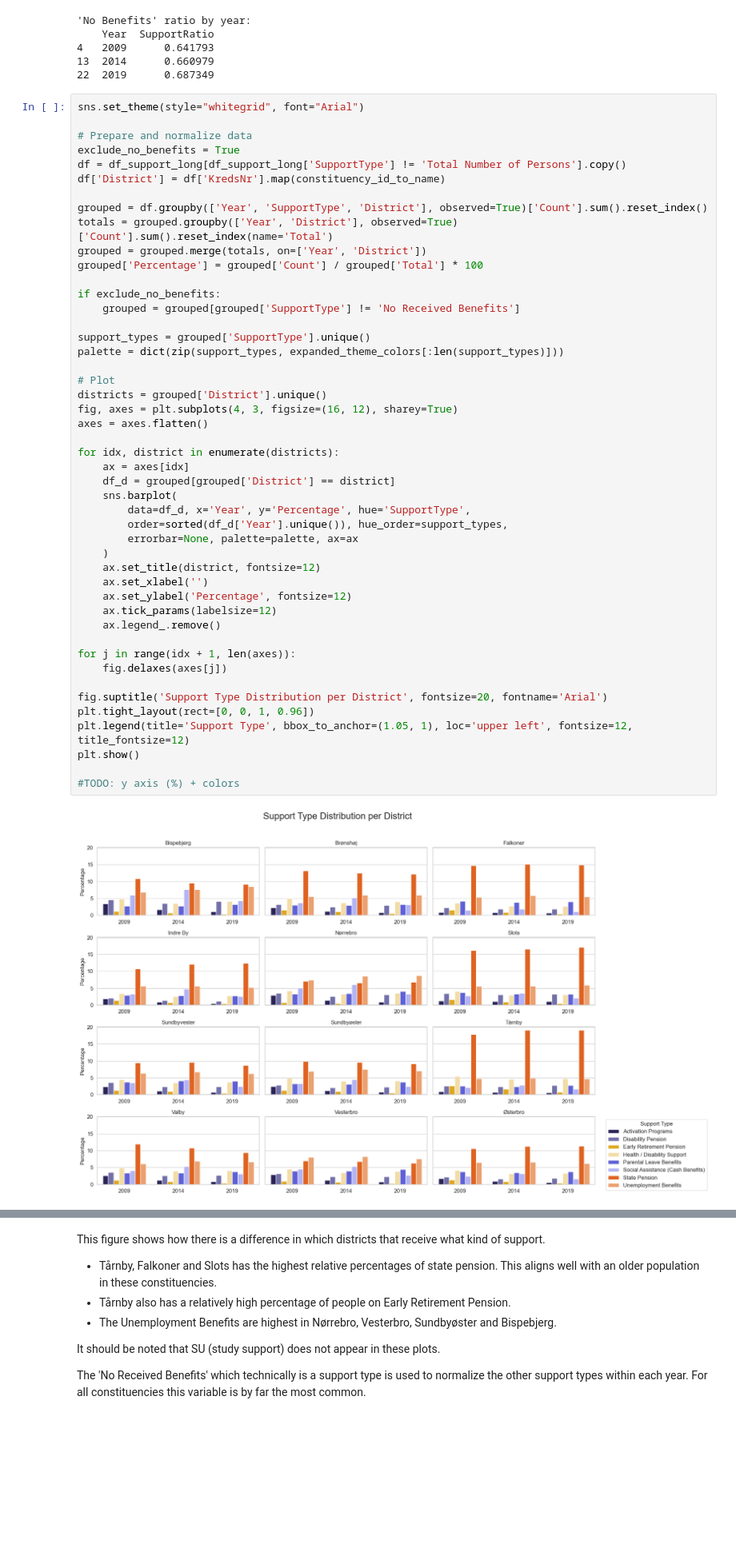
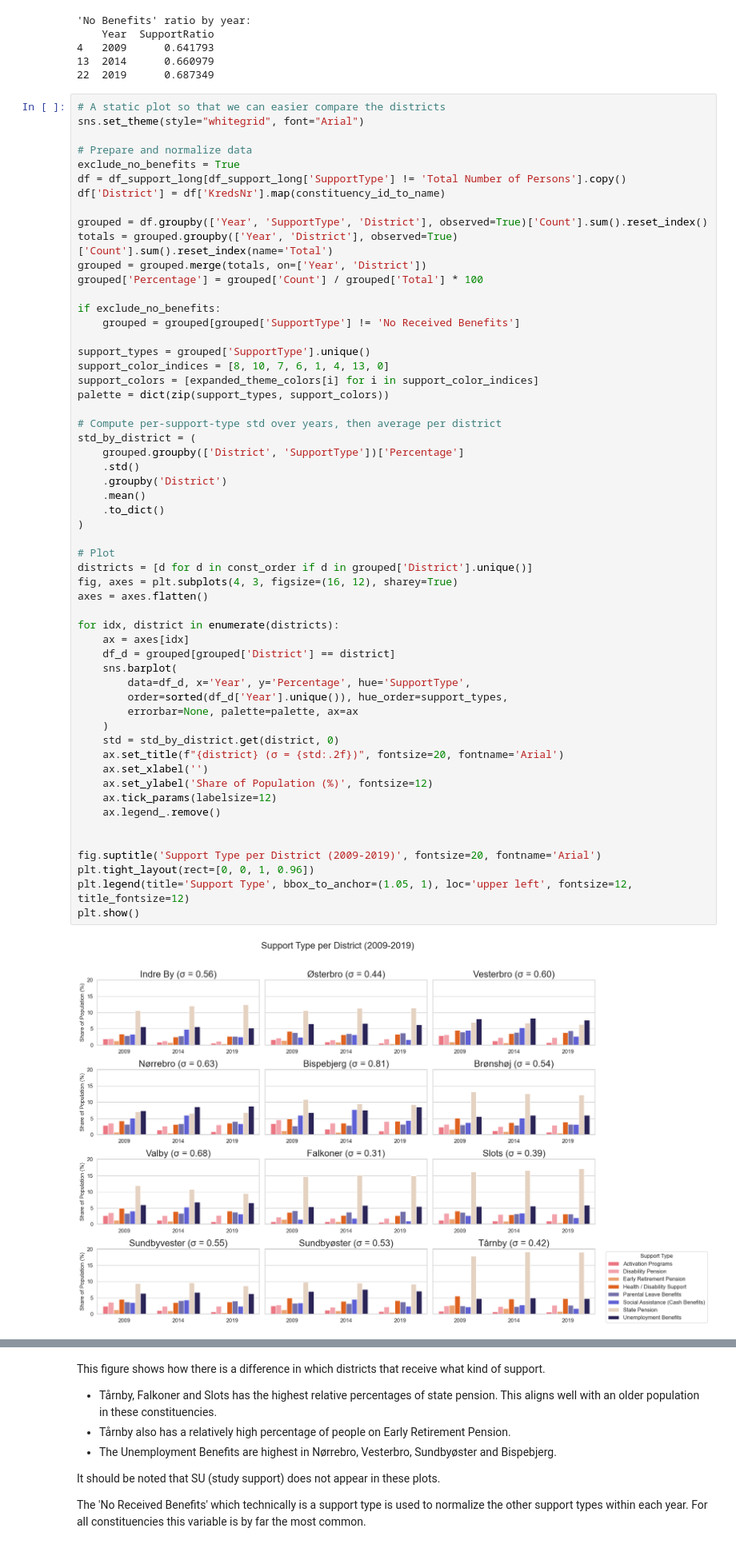
Before and after one commit to johannefranck/SocialData2025_FinalProject, a Jupyter notebook: Explainer_notebook.ipynb, the cells around one changed output, grey strips where cells are left out. Shown at 80% size. Drawn from its saved outputs; the diff is of its cells as text; blank space fills up the shorter version.

Commit message:
support type pr district various plots

```diff
--- a/Explainer_notebook.ipynb
+++ b/Explainer_notebook.ipynb
@@ -1732,6 +1596,7 @@ print(df_no_benefits[['Year', 'SupportRatio']])
 13  2014      0.660979
 22  2019      0.687349
 # %%
+# A static plot so that we can easier compare the districts
 sns.set_theme(style="whitegrid", font="Arial")
 
 # Prepare and normalize data
@@ -1743,41 +1608,49 @@ grouped = df.groupby(['Year', 'SupportType', 'District'], observed=True)['Count'
 totals = grouped.groupby(['Year', 'District'], observed=True)['Count'].sum().reset_index(name='Total')
 grouped = grouped.merge(totals, on=['Year', 'District'])
 grouped['Percentage'] = grouped['Count'] / grouped['Total'] * 100
 
 if exclude_no_benefits:
     grouped = grouped[grouped['SupportType'] != 'No Received Benefits']
 
 support_types = grouped['SupportType'].unique()
-palette = dict(zip(support_types, expanded_theme_colors[:len(support_types)]))
+support_color_indices = [8, 10, 7, 6, 1, 4, 13, 0]
+support_colors = [expanded_theme_colors[i] for i in support_color_indices]
+palette = dict(zip(support_types, support_colors))
+
+# Compute per-support-type std over years, then average per district
+std_by_district = (
+    grouped.groupby(['District', 'SupportType'])['Percentage']
+    .std()
+    .groupby('District')
+    .mean()
+    .to_dict()
+)
 
 # Plot
-districts = grouped['District'].unique()
+districts = [d for d in const_order if d in grouped['District'].unique()]
 fig, axes = plt.subplots(4, 3, figsize=(16, 12), sharey=True)
 axes = axes.flatten()
 
 for idx, district in enumerate(districts):
     ax = axes[idx]
     df_d = grouped[grouped['District'] == district]
     sns.barplot(
         data=df_d, x='Year', y='Percentage', hue='SupportType',
         order=sorted(df_d['Year'].unique()), hue_order=support_types,
         errorbar=None, palette=palette, ax=ax
     )
-    ax.set_title(district, fontsize=12)
+    std = std_by_district.get(district, 0)
+    ax.set_title(f"{district} (σ = {std:.2f})", fontsize=20, fontname='Arial')
     ax.set_xlabel('')
-    ax.set_ylabel('Percentage', fontsize=12)
+    ax.set_ylabel('Share of Population (%)', fontsize=12)
     ax.tick_params(labelsize=12)
     ax.legend_.remove()
 
-for j in range(idx + 1, len(axes)):
-    fig.delaxes(axes[j])
 
-fig.suptitle('Support Type Distribution per District', fontsize=20, fontname='Arial')
+fig.suptitle('Support Type per District (2009-2019)', fontsize=20, fontname='Arial')
 plt.tight_layout(rect=[0, 0, 1, 0.96])
 plt.legend(title='Support Type', bbox_to_anchor=(1.05, 1), loc='upper left', fontsize=12, title_fontsize=12)
 plt.show()
-
-#TODO: y axis (%) + colors
 # %% [output]
-[figure, old version]
+[figure, new version]
 # %% [markdown]
```
Also changed, not shown: parts of 37 cells of this notebook, 17 other files.
